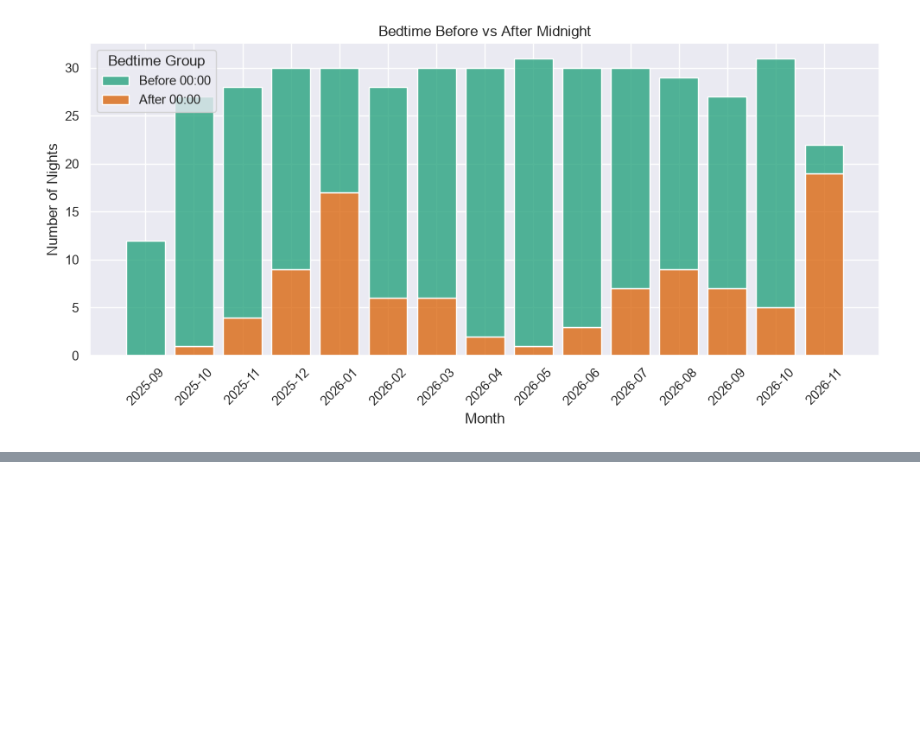
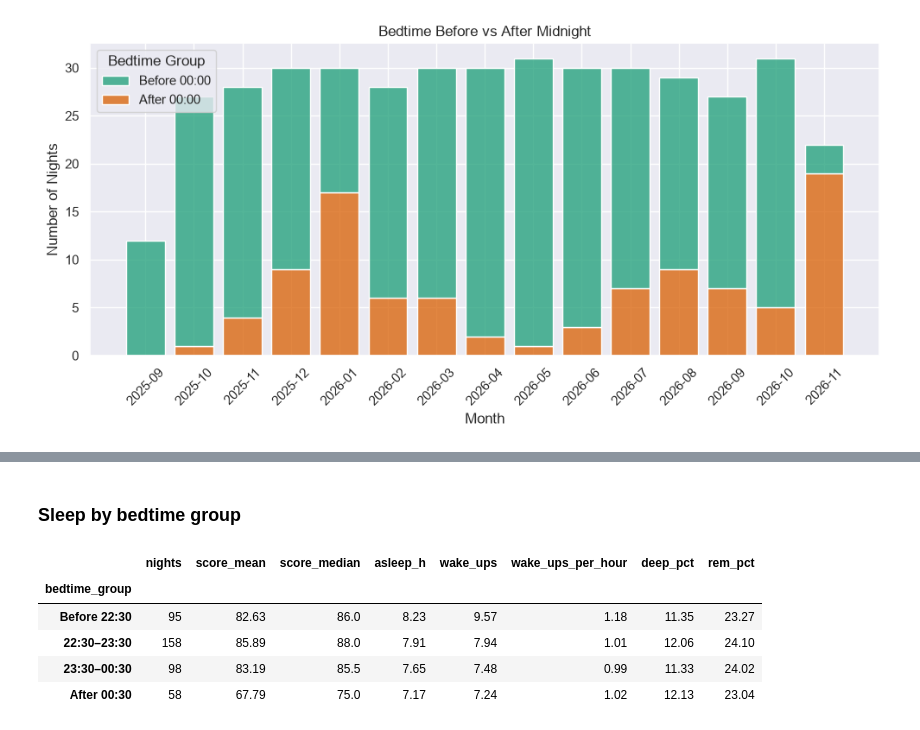
Before and after one commit to DimitarK13/personal-sleep-analysis, a Jupyter notebook: notebooks/03-exploratory-data-analysis.ipynb, the cells around one changed output, grey strips where cells are left out. Saved outputs shown, nothing was run; the diff lists cells and outputs as text; code cells hidden in the pictures; blank space fills up the shorter version.

```diff
--- a/notebooks/03-exploratory-data-analysis.ipynb
+++ b/notebooks/03-exploratory-data-analysis.ipynb
@@ -226,0 +302,32 @@ plt.show()
+# %% [markdown]
+### Sleep by bedtime group
+# %%
+bedtime_bins = [-np.inf, -90, -30, 30, np.inf]
+bedtime_labels = ['Before 22:30', '22:30–23:30', '23:30–00:30', 'After 00:30']
+
+bedtime_df['bedtime_group'] = pd.cut(
+    bedtime_df['bedtime_rel_min'],
+    bins=bedtime_bins,
+    labels=bedtime_labels,
+    right=False,
+)
+
+sleep_by_bedtime = bedtime_df.groupby('bedtime_group', observed=True).agg(
+    nights=('est_score', 'count'),
+    score_mean=('est_score', 'mean'),
+    score_median=('est_score', 'median'),
+    asleep_h=('asleep_h', 'mean'),
+    wake_ups=('wake_ups', 'mean'),
+    wake_ups_per_hour=('wake_ups_per_hour', 'mean'),
+    deep_pct=('deep_pct', 'mean'),
+    rem_pct=('rem_pct', 'mean'),
+)
+
+sleep_by_bedtime.round(2)
+# %% [output]
+|  | nights | score_mean | score_median | asleep_h | wake_ups | wake_ups_per_hour | deep_pct | rem_pct |
+| bedtime_group |  |  |  |  |  |  |  |  |
+| Before 22:30 | 95 | 82.63 | 86.0 | 8.23 | 9.57 | 1.18 | 11.35 | 23.27 |
+| 22:30–23:30 | 158 | 85.89 | 88.0 | 7.91 | 7.94 | 1.01 | 12.06 | 24.10 |
+| 23:30–00:30 | 98 | 83.19 | 85.5 | 7.65 | 7.48 | 0.99 | 11.33 | 24.02 |
+| After 00:30 | 58 | 67.79 | 75.0 | 7.17 | 7.24 | 1.02 | 12.13 | 23.04 |
```
Also changed, not shown: parts of 17 cells of this notebook, 3 other files.
